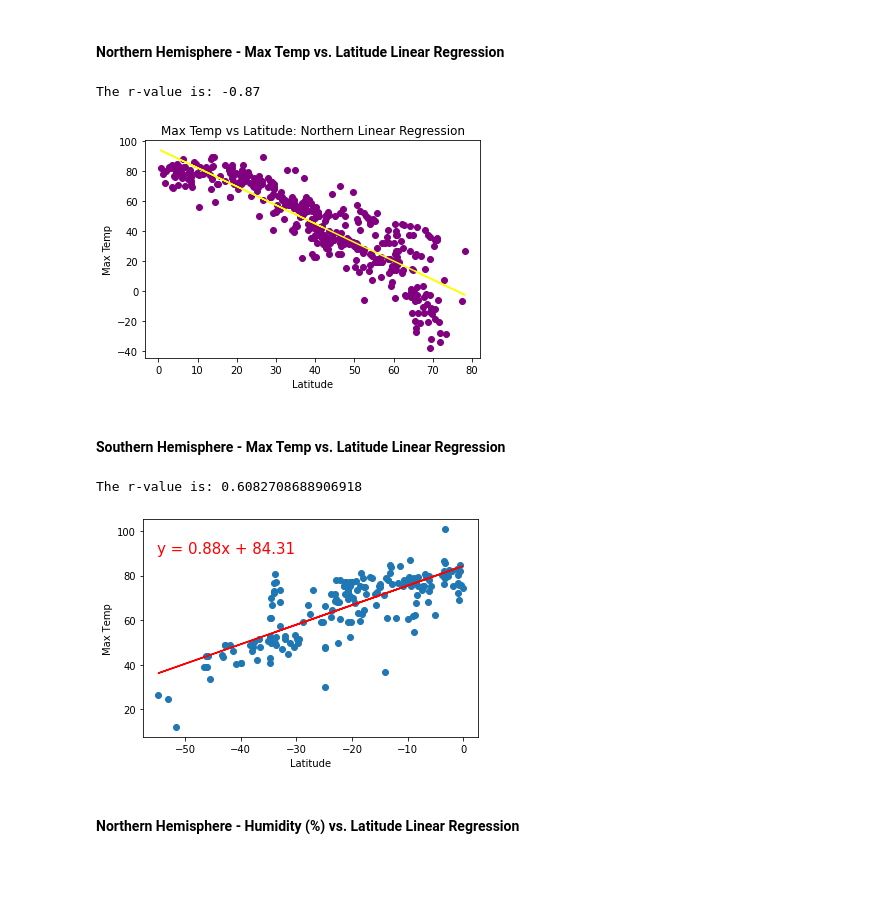
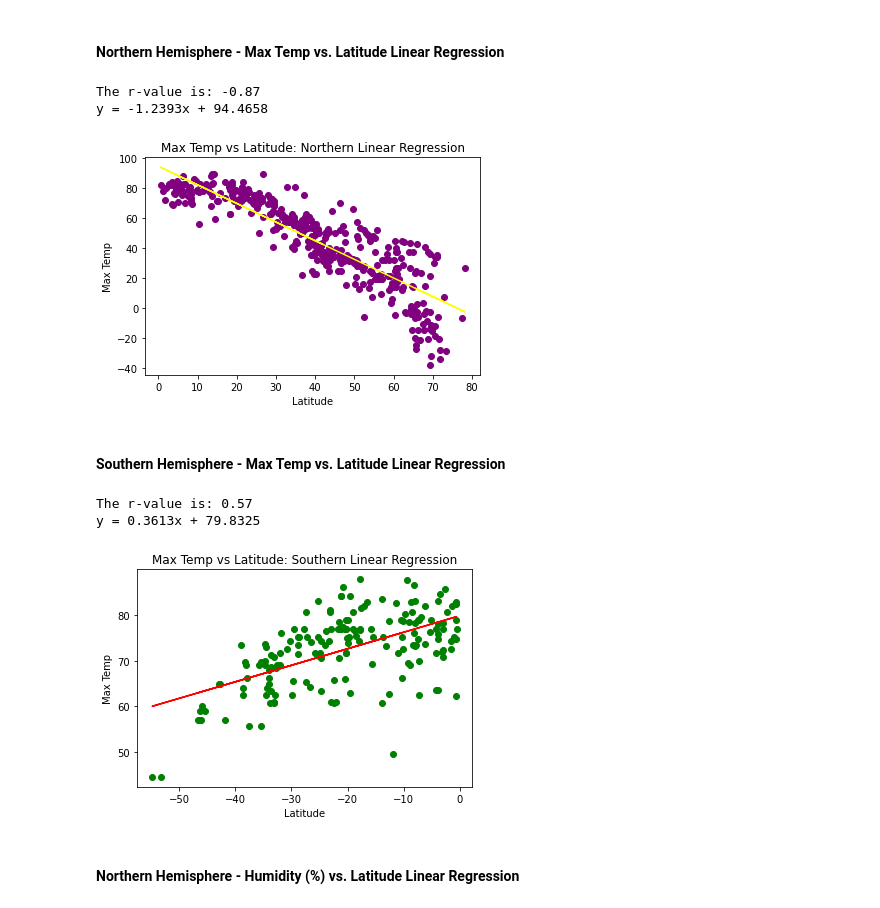
Before and after one commit to NinaPaljakkaCargo/python-API-challenge, a Jupyter notebook: weather_trends/WeatherPy.ipynb, the cells around one changed output. Drawn from its saved outputs; the diff is of its cells as text; code cells hidden in the pictures; blank space fills up the shorter version.

```diff
--- a/weather_trends/WeatherPy.ipynb
+++ b/weather_trends/WeatherPy.ipynb
@@ -230,40 +230,42 @@ equation = 'y = ' + str(round(m,4)) + 'x' ' + ' + str(round(b,4))
 plt.xlabel('Latitude')
 plt.ylabel('Max Temp')
 plt.title('Max Temp vs Latitude: Northern Linear Regression')
-#text(0, 1,'matplotlib', horizontalalignment='center',verticalalignment='center',transform=ax.transAxes)
 
+print(equation)
 plt.show()
 # %% [output]
 The r-value is: -0.87
+y = -1.2393x + 94.4658
 [figure]
 # %% [markdown]
 ####  Southern Hemisphere - Max Temp vs. Latitude Linear Regression
 # %%
 #lat < 0
-n1_df = city_df[city_df['Lat'] > 0]
+s1_df = city_df[city_df['Lat'] < 0]
 
-cor_coef1 = round(st.pearsonr(n1_df['Lat'], n1_df['Max Temp'])[0],2)
-print(f'The r-value is: {cor_coef1}')
+cor_coef2 = round(st.pearsonr(s1_df['Lat'], s1_df['Max Temp'])[0],2)
+print(f'The r-value is: {cor_coef2}')
 
-x = n1_df['Lat']
-y = n1_df['Max Temp']
+x = s1_df['Lat']
+y = s1_df['Max Temp']
 line_model = st.linregress(x,y)
 yval=x*line_model[0] + line_model[1]
 
-plt.scatter(x,y, color= 'purple')
-plt.plot(x,yval,color='yellow')
+plt.scatter(x,y, color= 'green')
+plt.plot(x,yval,color='red')
 (m,b)=np.polyfit(x ,y ,1)
 yp = np.polyval([m,b],x)
 equation = 'y = ' + str(round(m,4)) + 'x' ' + ' + str(round(b,4))
 
 plt.xlabel('Latitude')
 plt.ylabel('Max Temp')
-plt.title('Max Temp vs Latitude: Northern Linear Regression')
-#text(0, 1,'matplotlib', horizontalalignment='center',verticalalignment='center',transform=ax.transAxes)
+plt.title('Max Temp vs Latitude: Southern Linear Regression')
 
+print(equation)
 plt.show()
 # %% [output]
-The r-value is: 0.6082708688906918
+The r-value is: 0.57
+y = 0.3613x + 79.8325
-[figure, old version]
+[figure, new version]
 # %% [markdown]
 ####  Northern Hemisphere - Humidity (%) vs. Latitude Linear Regression
```
Also changed, not shown: parts of 12 cells of this notebook, 1 other file.
